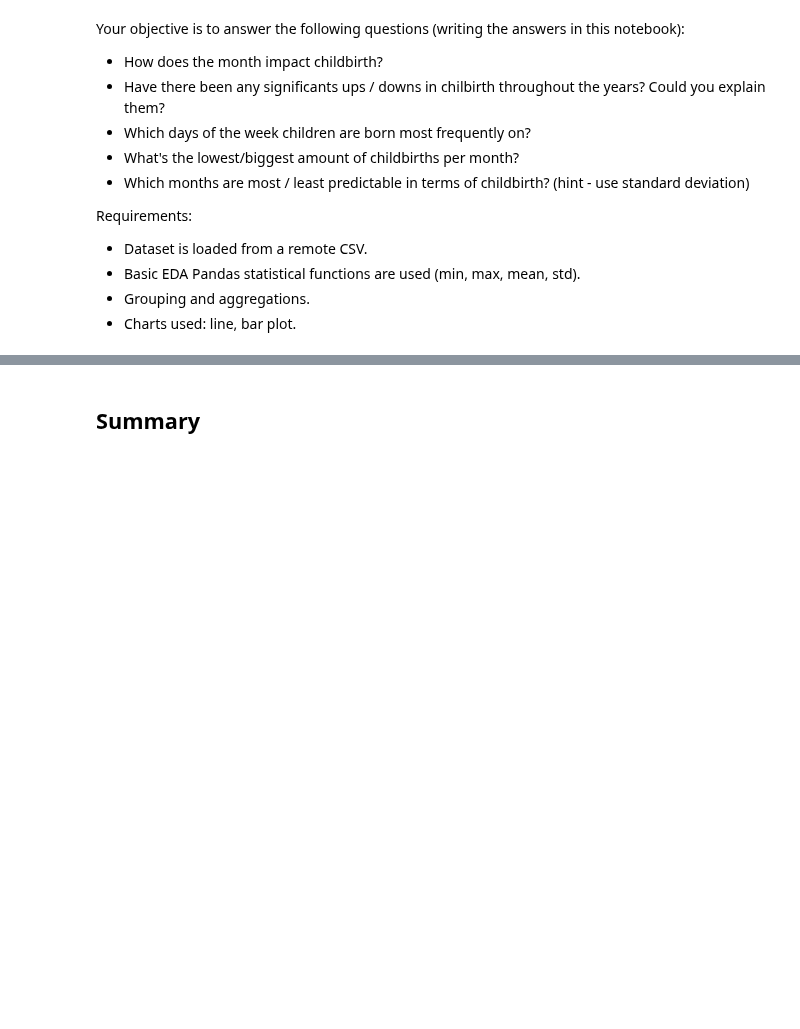
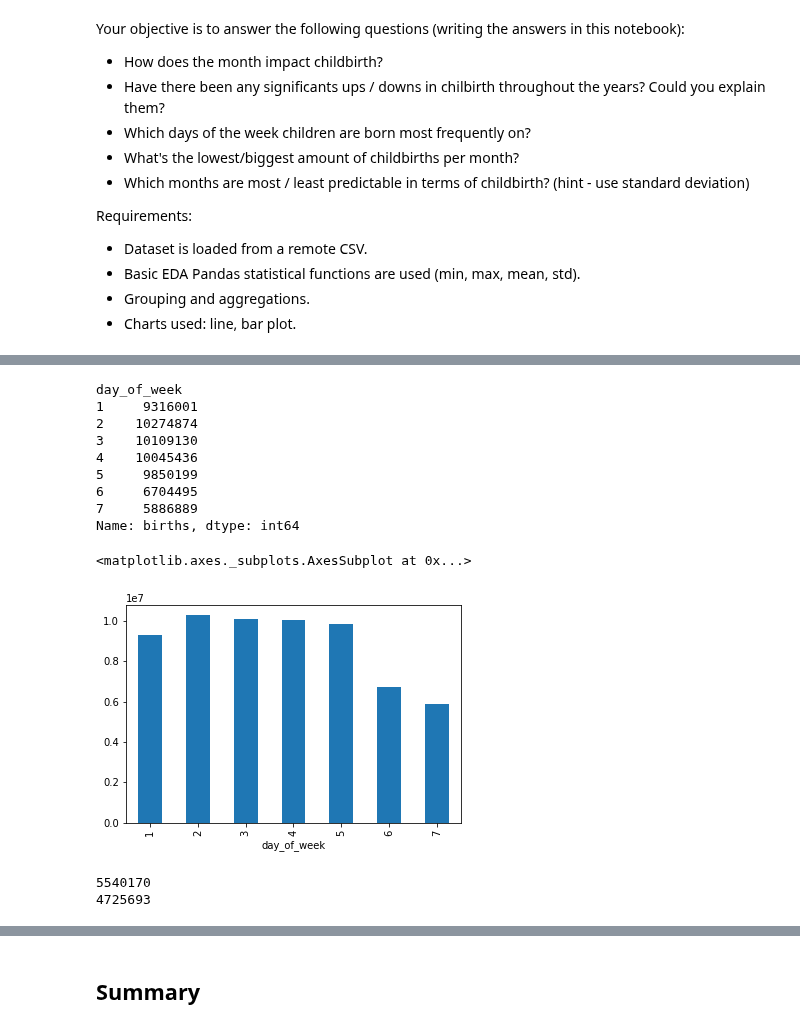
Before and after one commit to Gintariuxas/Challenge, a Jupyter notebook: Turing_College_Technical_Challenge.ipynb, the cells around one changed output, grey strips where cells are left out. Cells and saved outputs as stored; diff of their text form; code cells hidden in the pictures; blank space fills up the shorter version.

```diff
--- a/Turing_College_Technical_Challenge.ipynb
+++ b/Turing_College_Technical_Challenge.ipynb
@@ -304,0 +381,30 @@ Requirements:
+# %%
+#3 QUESTION
+#Birth rate each week day
+births_day=df_births.groupby('day_of_week')['births'].sum()
+print(births_day)
+#Visualizing
+births_day.plot.bar()
+# %% [output]
+day_of_week
+1     9316001
+2    10274874
+3    10109130
+4    10045436
+5     9850199
+6     6704495
+7     5886889
+Name: births, dtype: int64
+<matplotlib.axes._subplots.AxesSubplot at 0x...>
+[figure, added]
+# %%
+# 4 QUESTION
+#MAX
+birth_month_max = births_month.max()
+print(birth_month_max)
+#MIN
+birth_month_min = births_month.min()
+print(birth_month_min)
+# %% [output]
+5540170
+4725693
```
Also changed, not shown: parts of 8 cells of this notebook.
